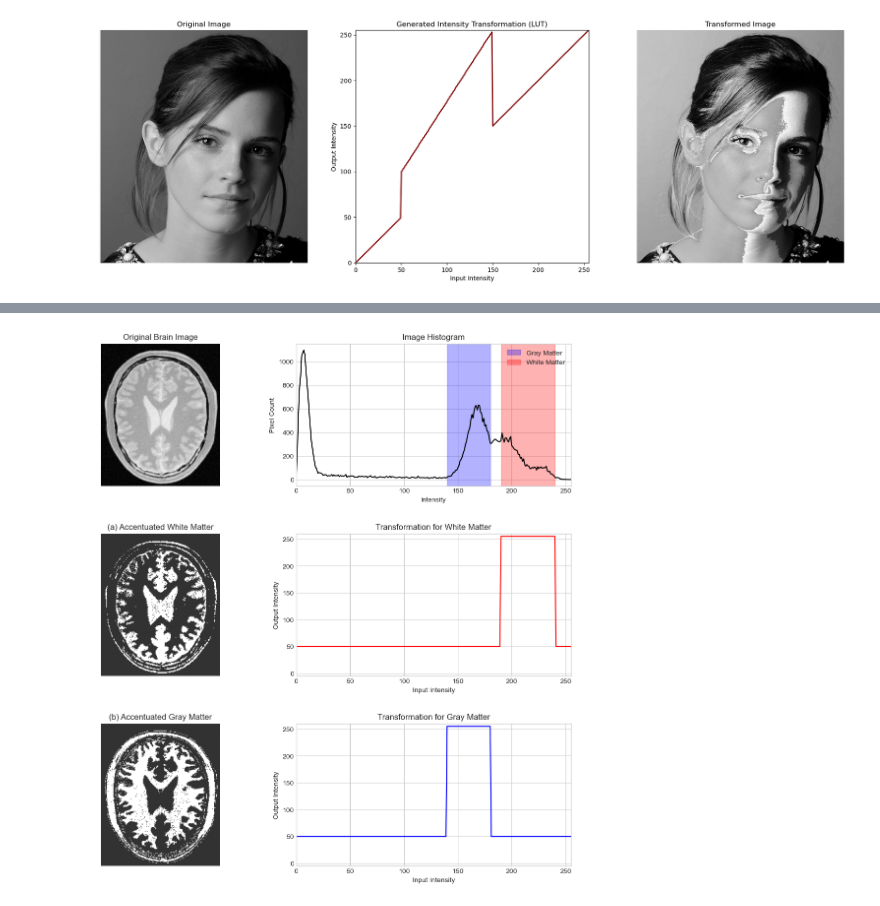
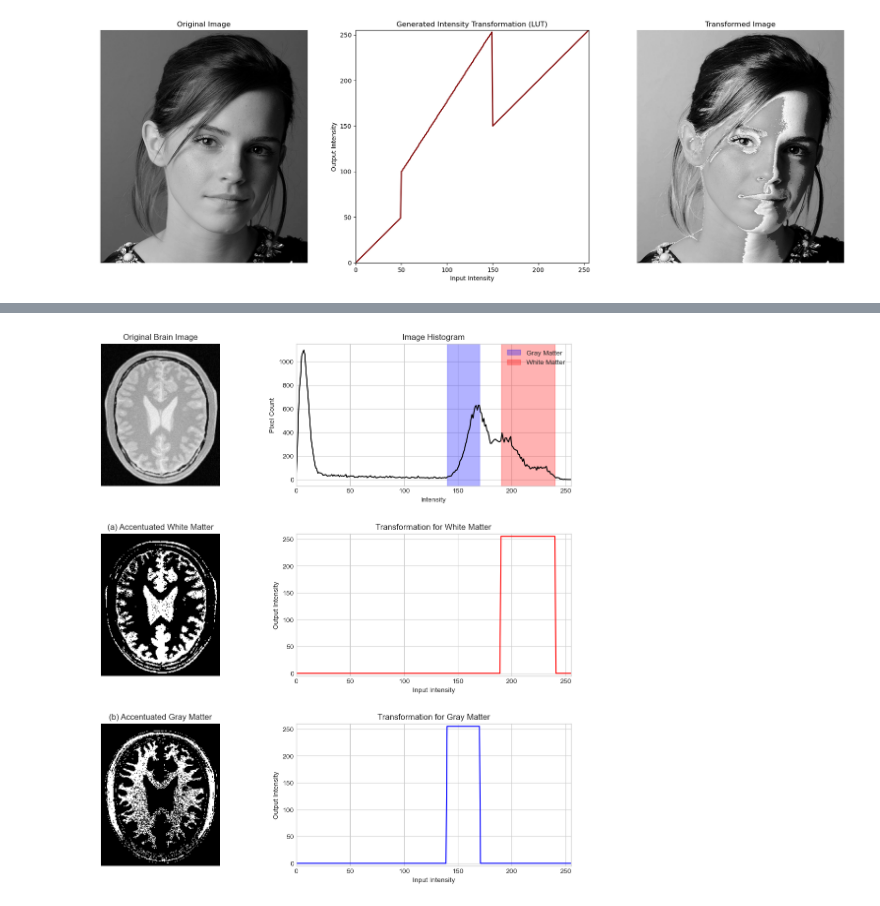
Before and after one commit to Puliya07/image-processing-assignment01, a Jupyter notebook: assignment01.ipynb, the cells around one changed output, grey strips where cells are left out. Cells and saved outputs as stored; diff of their text form; code cells hidden in the pictures.

```diff
--- a/assignment01.ipynb
+++ b/assignment01.ipynb
@@ -63,24 +63,29 @@ img2 = cv2.imread('a1images/brain_proton_density_slice.png', cv2.IMREAD_GRAYSCAL
 if img2 is None:
     raise FileNotFoundError("Image not found. Make sure the image is in correct location.")
 
+# Obtain the histogram to check where the intensities lie
 hist = cv2.calcHist([img2], [0], None, [256], [0, 256])
 
-gray_matter_range = (140, 180)
+# Ranges for gray matter and white matter (should edit after examining the histogram)
+gray_matter_range = (140, 170)
 white_matter_range = (190, 240)
 
+# Intensities to highlight gray or white matter in each case
 high_intensity = 255
-low_intensity = 50
+low_intensity = 0
 
+# LUT for white matter
 lut_white = np.full(256, low_intensity, dtype=np.uint8)
 lut_white[white_matter_range[0] : white_matter_range[1] + 1] = high_intensity
 
+#LUT for gray matter
 lut_gray = np.full(256, low_intensity, dtype=np.uint8)
 lut_gray[gray_matter_range[0] : gray_matter_range[1] + 1] = high_intensity
 
 white_accentuated_img = cv2.LUT(img2, lut_white)
 gray_accentuated_img = cv2.LUT(img2, lut_gray)
 
-plt.style.use('seaborn-v0_8-whitegrid')
+# Displaying the results
 fig = plt.figure(figsize=(12, 12))
 
 ax1 = plt.subplot(3, 2, 1)
@@ -100,31 +105,31 @@ ax2.set_xlim([0, 255])
 
 ax3 = plt.subplot(3, 2, 3)
 ax3.imshow(white_accentuated_img, cmap='gray', vmin=0, vmax=255)
 ax3.set_title('(a) Accentuated White Matter')
 ax3.axis('off')
 
 ax4 = plt.subplot(3, 2, 4)
 ax4.plot(lut_white, color='red')
 ax4.set_title('Transformation for White Matter')
 ax4.set_xlabel('Input Intensity')
 ax4.set_ylabel('Output Intensity')
 ax4.set_xlim([0, 255])
 ax4.set_ylim([-5, 260])
 
 ax5 = plt.subplot(3, 2, 5)
 ax5.imshow(gray_accentuated_img, cmap='gray', vmin=0, vmax=255)
 ax5.set_title('(b) Accentuated Gray Matter')
 ax5.axis('off')
 
 ax6 = plt.subplot(3, 2, 6)
 ax6.plot(lut_gray, color='blue')
 ax6.set_title('Transformation for Gray Matter')
 ax6.set_xlabel('Input Intensity')
 ax6.set_ylabel('Output Intensity')
 ax6.set_xlim([0, 255])
 ax6.set_ylim([-5, 260])
 
 plt.tight_layout(pad=3.0)
 plt.show()
 # %% [output]
-[figure, old version]
+[figure, new version]
```
Also changed, not shown: parts of 2 cells of this notebook.
